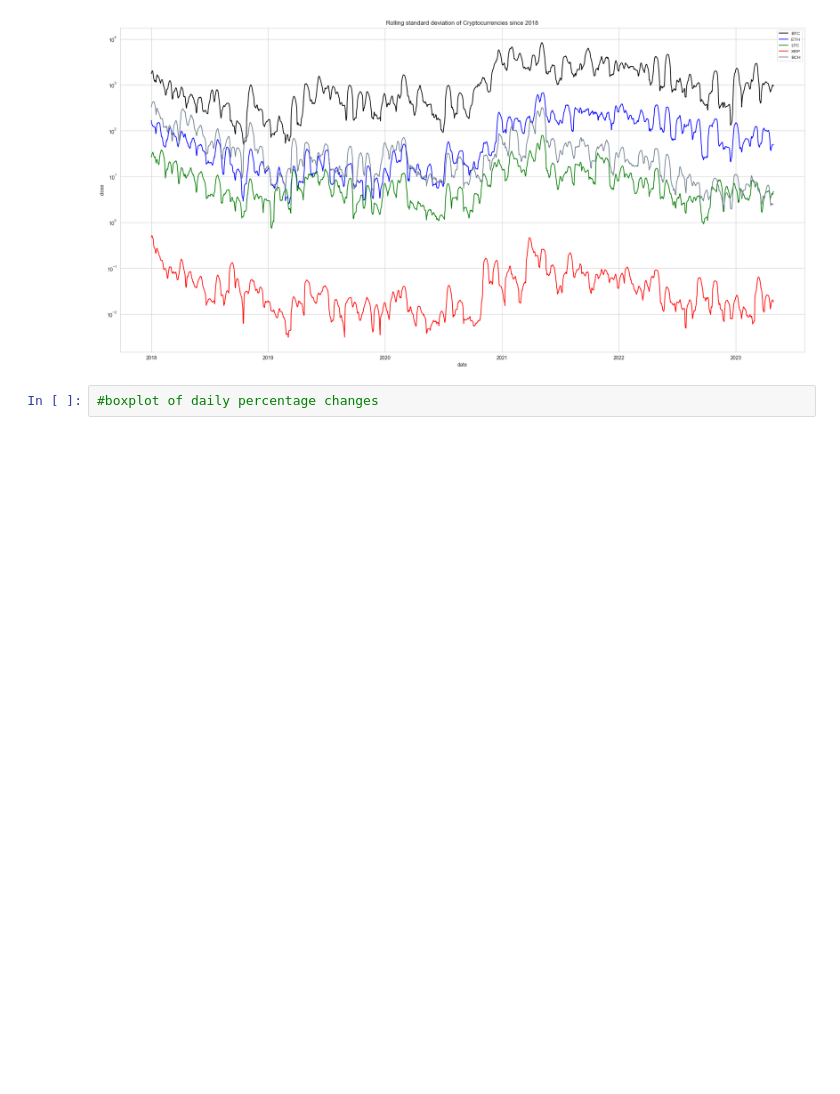
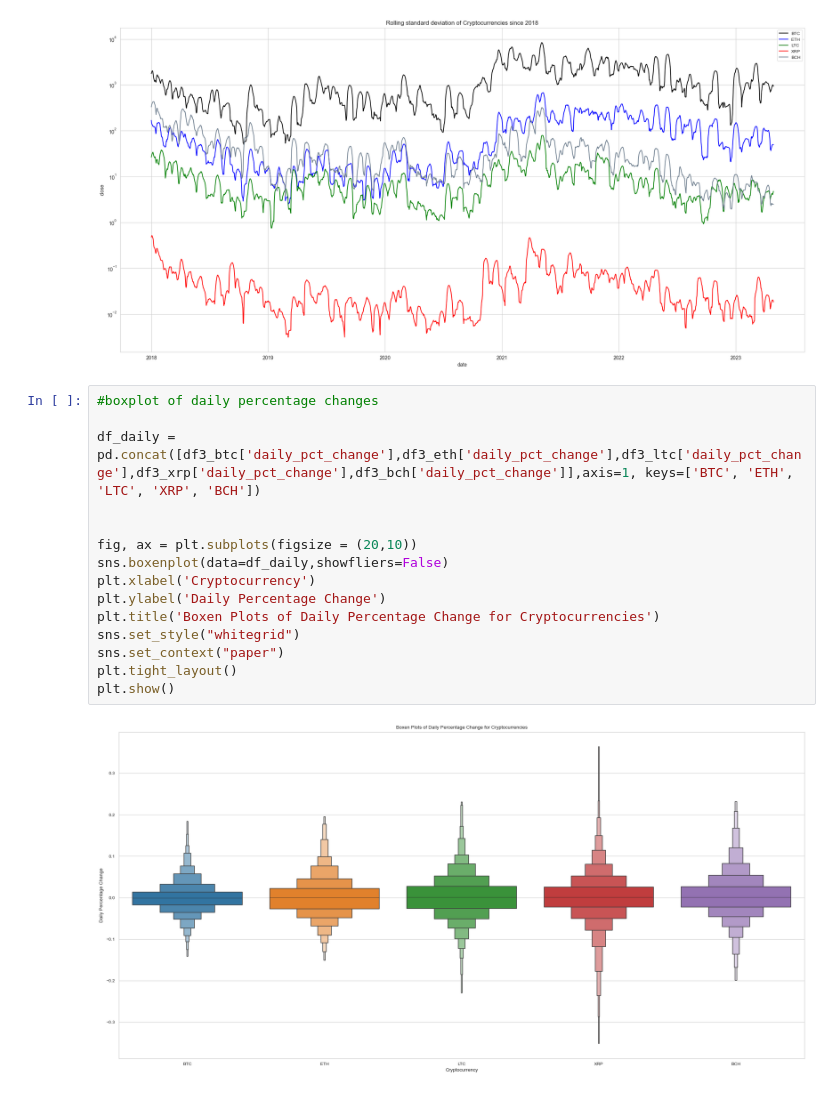
Before and after one commit to k3ith99/Classification101, a Jupyter notebook: crypto_data.ipynb, the cells around one changed output. Drawn from its saved outputs; the diff is of its cells as text; blank space fills up the shorter version.

Commit message:
added boxenplots and corr matrix

```diff
--- a/crypto_data.ipynb
+++ b/crypto_data.ipynb
@@ -209,5 +209,20 @@ plt.show()
 [figure]
 # %%
 #boxplot of daily percentage changes
+
+df_daily = pd.concat([df3_btc['daily_pct_change'],df3_eth['daily_pct_change'],df3_ltc['daily_pct_change'],df3_xrp['daily_pct_change'],df3_bch['daily_pct_change']],axis=1, keys=['BTC', 'ETH', 'LTC', 'XRP', 'BCH'])
+
+
+fig, ax = plt.subplots(figsize = (20,10))
+sns.boxenplot(data=df_daily,showfliers=False)
+plt.xlabel('Cryptocurrency')
+plt.ylabel('Daily Percentage Change')
+plt.title('Boxen Plots of Daily Percentage Change for Cryptocurrencies')
+sns.set_style("whitegrid")
+sns.set_context("paper")
+plt.tight_layout()
+plt.show()
+# %% [output]
+[figure, added]
 # %%
 #boxplot of weekly percentage changes
```
Also changed, not shown: parts of 4 cells of this notebook.
